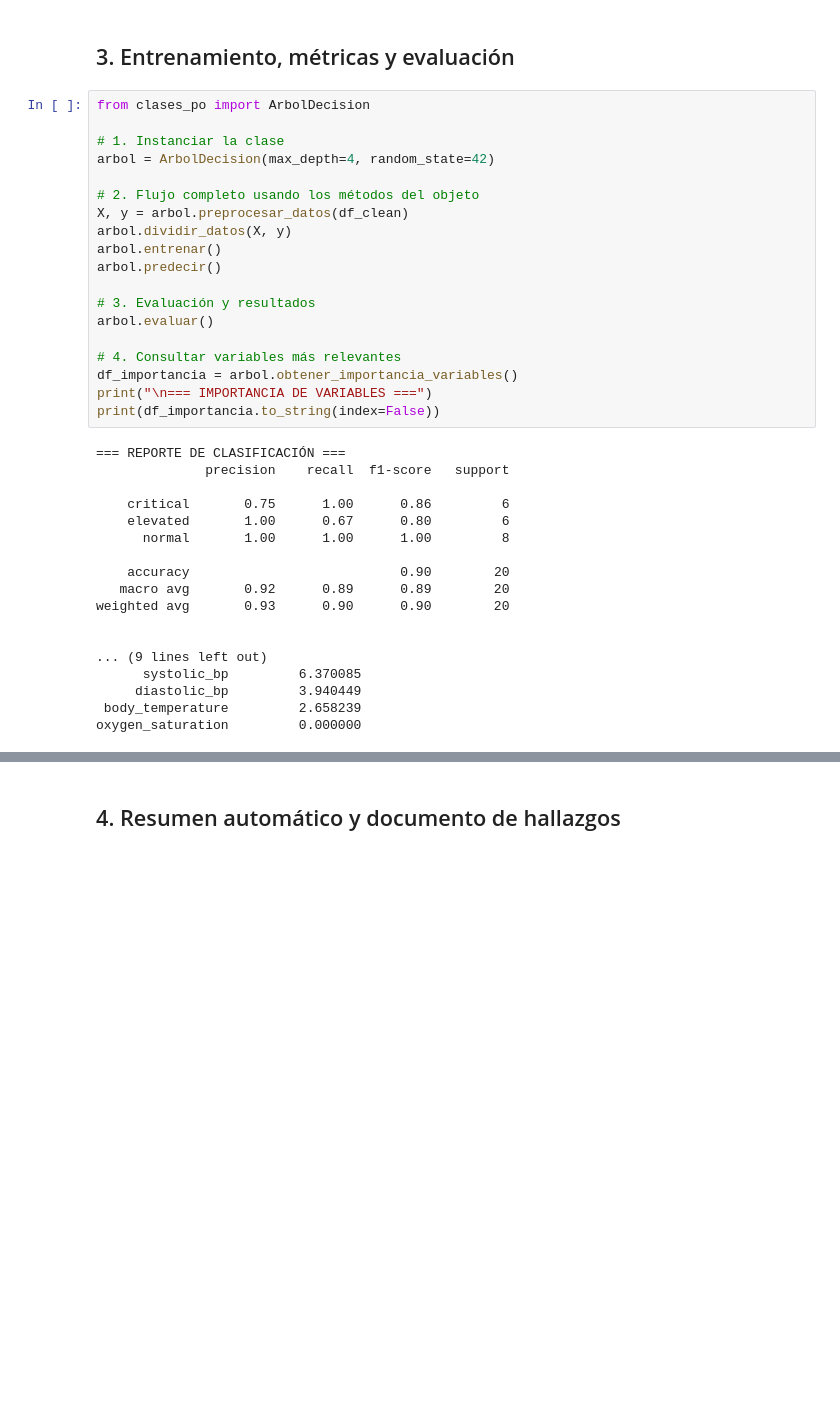
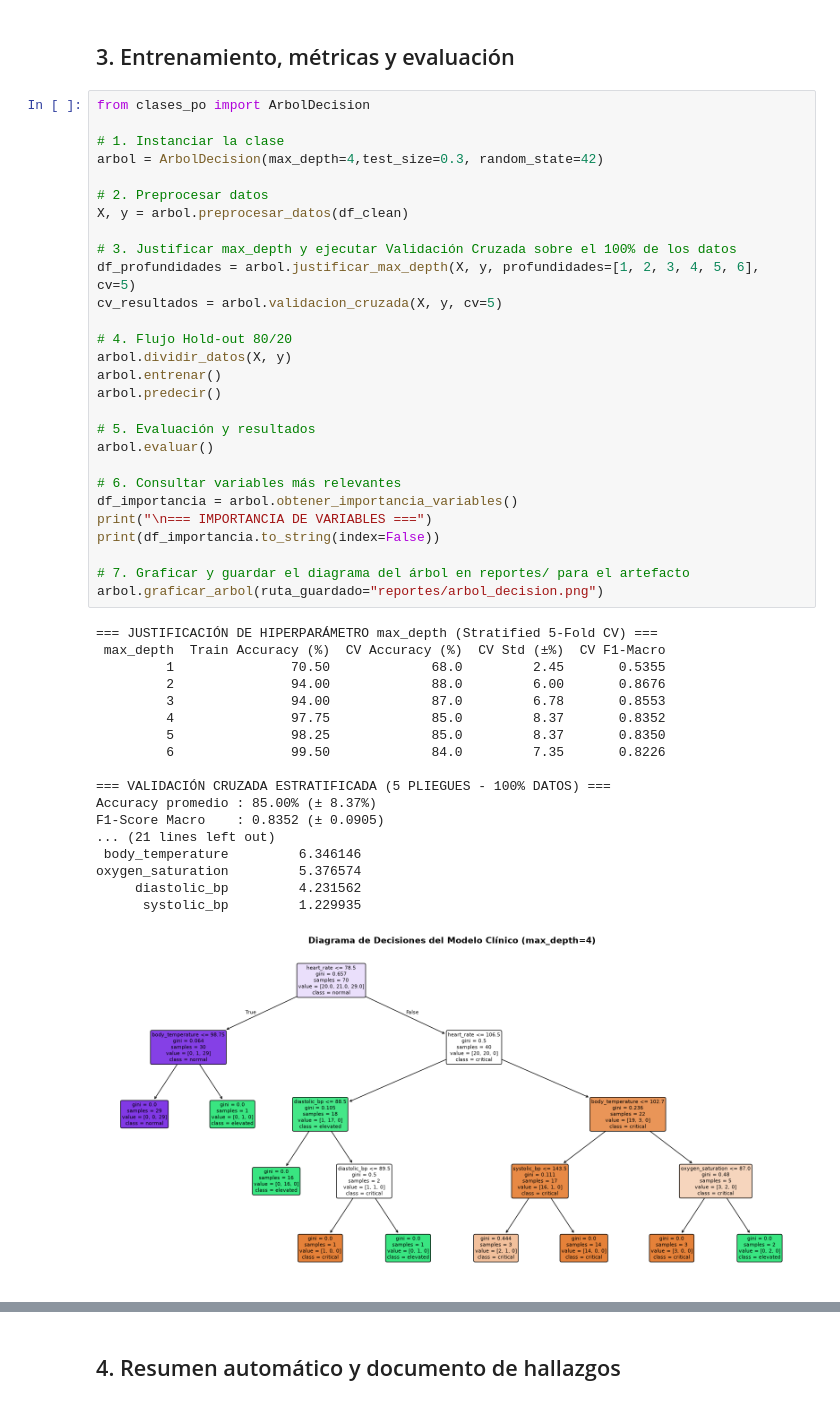
Before and after one commit to JuanDavidRamirezGarcia/ML_2026Q4, a Jupyter notebook: src/sincronicas/evidencia3_arbol_decision.ipynb, the cells around one changed output, grey strips where cells are left out. Cells and saved outputs as stored; diff of their text form; blank space fills up the shorter version.

Commit message:
feat: corregir metricas, agregar validacion cruzada, justificar max_depth y publicar artefacto

```diff
--- a/src/sincronicas/evidencia3_arbol_decision.ipynb
+++ b/src/sincronicas/evidencia3_arbol_decision.ipynb
@@ -179,38 +180,48 @@ Por ejemplo, en la primera interacción, el algoritmo evalúa todos los signos v
 # %%
 from clases_po import ArbolDecision
 
 # 1. Instanciar la clase
-arbol = ArbolDecision(max_depth=4, random_state=42)
+arbol = ArbolDecision(max_depth=4,test_size=0.3, random_state=42)
 
-# 2. Flujo completo usando los métodos del objeto
+# 2. Preprocesar datos
 X, y = arbol.preprocesar_datos(df_clean)
+
+# 3. Justificar max_depth y ejecutar Validación Cruzada sobre el 100% de los datos
+df_profundidades = arbol.justificar_max_depth(X, y, profundidades=[1, 2, 3, 4, 5, 6], cv=5)
+cv_resultados = arbol.validacion_cruzada(X, y, cv=5)
+
+# 4. Flujo Hold-out 80/20
 arbol.dividir_datos(X, y)
 arbol.entrenar()
 arbol.predecir()
 
-# 3. Evaluación y resultados
+# 5. Evaluación y resultados
 arbol.evaluar()
 
-# 4. Consultar variables más relevantes
+# 6. Consultar variables más relevantes
 df_importancia = arbol.obtener_importancia_variables()
 print("\n=== IMPORTANCIA DE VARIABLES ===")
 print(df_importancia.to_string(index=False))
+
+# 7. Graficar y guardar el diagrama del árbol en reportes/ para el artefacto
+arbol.graficar_arbol(ruta_guardado="reportes/arbol_decision.png")
 # %% [output]
-=== REPORTE DE CLASIFICACIÓN ===
-              precision    recall  f1-score   support
+=== JUSTIFICACIÓN DE HIPERPARÁMETRO max_depth (Stratified 5-Fold CV) ===
+ max_depth  Train Accuracy (%)  CV Accuracy (%)  CV Std (±%)  CV F1-Macro
+         1               70.50             68.0         2.45       0.5355
+         2               94.00             88.0         6.00       0.8676
+         3               94.00             87.0         6.78       0.8553
+         4               97.75             85.0         8.37       0.8352
+         5               98.25             85.0         8.37       0.8350
+         6               99.50             84.0         7.35       0.8226
 
-    critical       0.75      1.00      0.86         6
-    elevated       1.00      0.67      0.80         6
-      normal       1.00      1.00      1.00         8
-
-    accuracy                           0.90        20
-   macro avg       0.92      0.89      0.89        20
-weighted avg       0.93      0.90      0.90        20
-
-
-... (9 lines left out)
-      systolic_bp         6.370085
-     diastolic_bp         3.940449
- body_temperature         2.658239
-oxygen_saturation         0.000000
+=== VALIDACIÓN CRUZADA ESTRATIFICADA (5 PLIEGUES - 100% DATOS) ===
+Accuracy promedio : 85.00% (± 8.37%)
+F1-Score Macro    : 0.8352 (± 0.0905)
+... (21 lines left out)
+ body_temperature         6.346146
+oxygen_saturation         5.376574
+     diastolic_bp         4.231562
+      systolic_bp         1.229935
+[figure, added]
 # %% [markdown]
```
Also changed, not shown: parts of 7 cells of this notebook, 5 other files.
